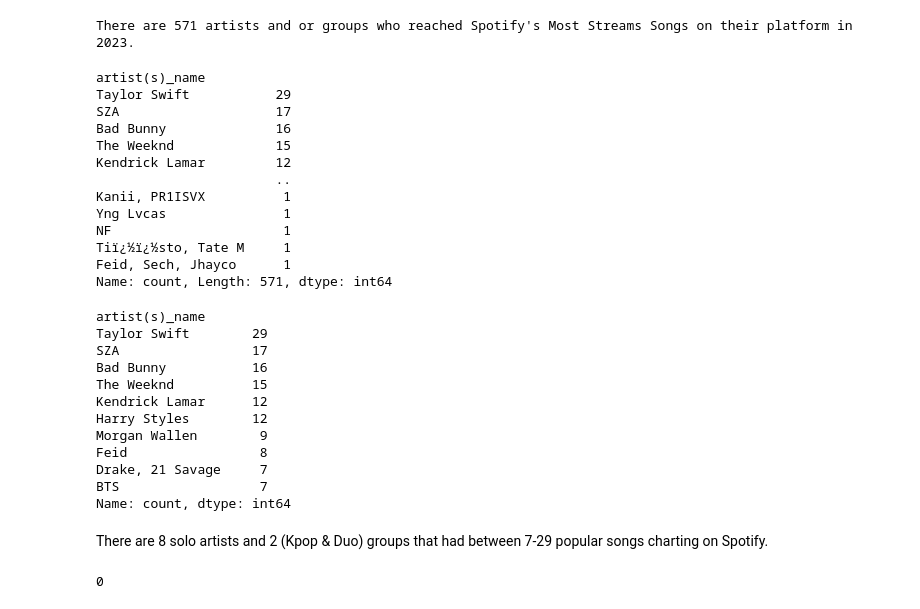
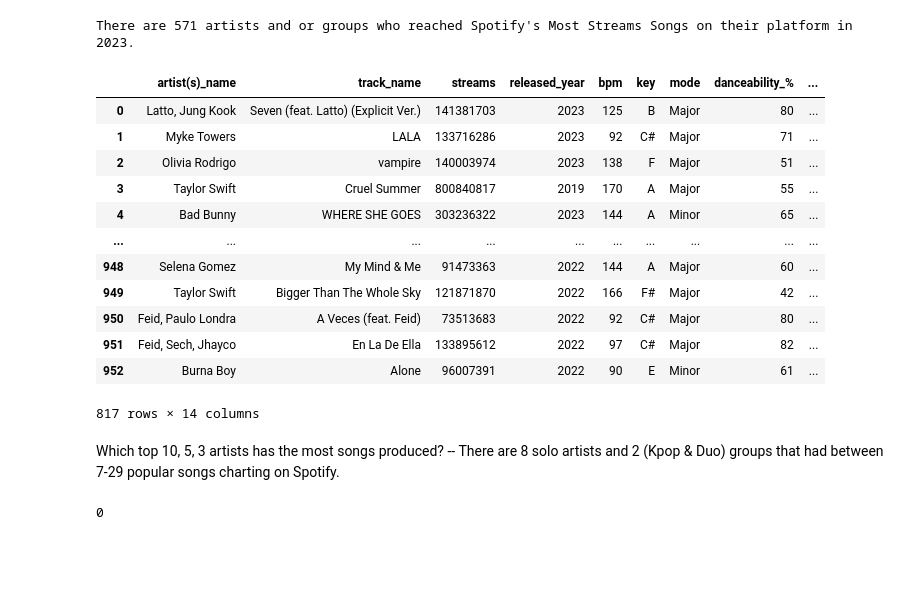
Before and after one commit to AmbitiousRabbit/S4-Web-App-Project, a Jupyter notebook: Spotifys_EDA.ipynb, the cells around one changed output. Drawn from its saved outputs; the diff is of its cells as text; code cells hidden in the pictures; blank space fills up the shorter version.

```diff
--- a/Spotifys_EDA.ipynb
+++ b/Spotifys_EDA.ipynb
@@ -103,35 +103,22 @@ df.head()
 print(f"There are {df['artist(s)_name'].nunique()} artists and or groups who reached Spotify's Most Streams Songs on their platform in 2023.")
 # %% [output]
 There are 571 artists and or groups who reached Spotify's Most Streams Songs on their platform in 2023.
-# %%
-num_of_artists = df['artist(s)_name'].value_counts()
-num_of_artists
-# %% [output]
-artist(s)_name
-Taylor Swift           29
-SZA                    17
-Bad Bunny              16
-The Weeknd             15
-Kendrick Lamar         12
-                       ..
-Kanii, PR1ISVX          1
-Yng Lvcas               1
-NF                      1
-Tiï¿½ï¿½sto, Tate M     1
-Feid, Sech, Jhayco      1
-Name: count, Length: 571, dtype: int64
-# %%
-num_of_artists.head(10)
-# %% [output]
-artist(s)_name
-Taylor Swift        29
-SZA                 17
-Bad Bunny           16
-The Weeknd          15
-Kendrick Lamar      12
-Harry Styles        12
-Morgan Wallen        9
-Feid                 8
-Drake, 21 Savage     7
-BTS                  7
-Name: count, dtype: int64
+# %%
+#Will need to explain what Im indentify as Music Magic (MM)
+
+music_magic = df[['artist(s)_name','track_name','streams', 'released_year','bpm', 'key', 'mode', 'danceability_%','valence_%', 'energy_%', 'acousticness_%', 'instrumentalness_%', 'liveness_%', 'speechiness_%']]
+music_magic
+# %% [output]
+|  | artist(s)_name | track_name | streams | released_year | bpm | key | mode | danceability_% | ... |
+| 0 | Latto, Jung Kook | Seven (feat. Latto) (Explicit Ver.) | 141381703 | 2023 | 125 | B | Major | 80 | ... |
+| 1 | Myke Towers | LALA | 133716286 | 2023 | 92 | C# | Major | 71 | ... |
+| 2 | Olivia Rodrigo | vampire | 140003974 | 2023 | 138 | F | Major | 51 | ... |
+| 3 | Taylor Swift | Cruel Summer | 800840817 | 2019 | 170 | A | Major | 55 | ... |
+| 4 | Bad Bunny | WHERE SHE GOES | 303236322 | 2023 | 144 | A | Minor | 65 | ... |
+| ... | ... | ... | ... | ... | ... | ... | ... | ... | ... |
+| 948 | Selena Gomez | My Mind & Me | 91473363 | 2022 | 144 | A | Major | 60 | ... |
+| 949 | Taylor Swift | Bigger Than The Whole Sky | 121871870 | 2022 | 166 | F# | Major | 42 | ... |
+| 950 | Feid, Paulo Londra | A Veces (feat. Feid) | 73513683 | 2022 | 92 | C# | Major | 80 | ... |
+| 951 | Feid, Sech, Jhayco | En La De Ella | 133895612 | 2022 | 97 | C# | Major | 82 | ... |
+| 952 | Burna Boy | Alone | 96007391 | 2022 | 90 | E | Minor | 61 | ... |
+817 rows × 14 columns
@@ -138,2 +130,4 @@ Name: count, dtype: int64
 # %% [markdown]
+
+Which top 10, 5, 3 artists has the most songs produced? --
 There are 8 solo artists and 2 (Kpop & Duo) groups that had between 7-29 popular songs charting on Spotify.
```
Also changed, not shown: parts of 5 cells of this notebook.
